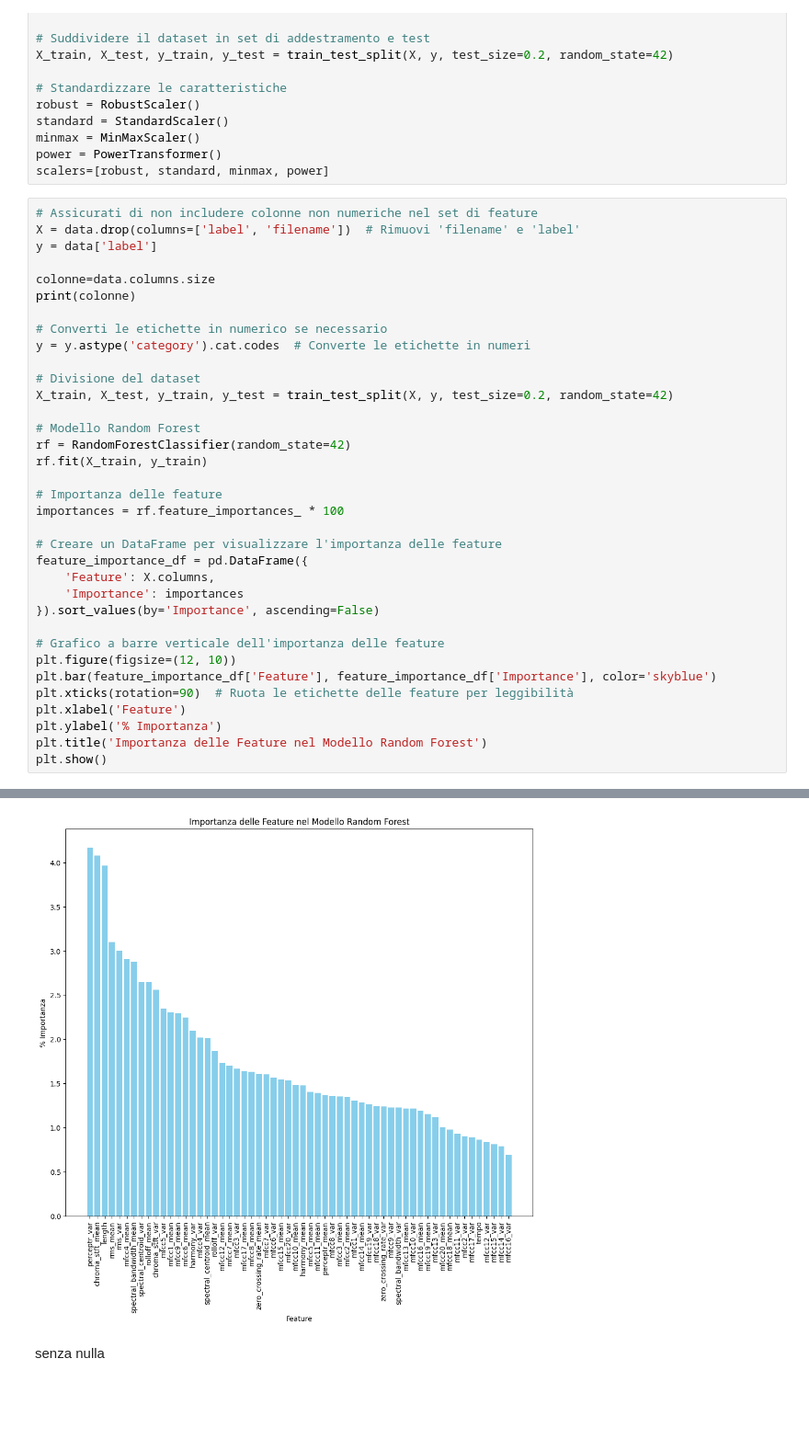
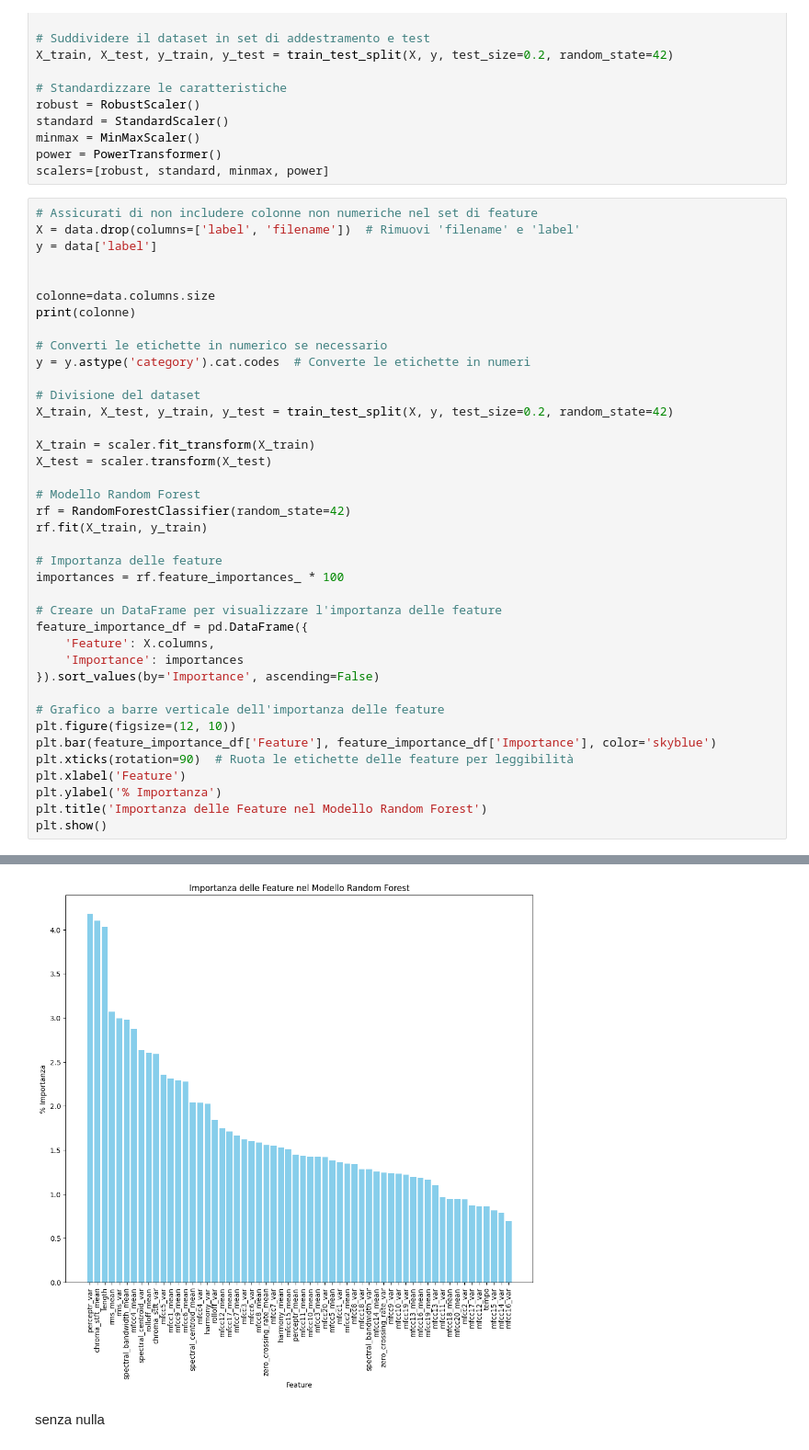
Before and after one commit to DavideOrienti/Progetto-MachineLearning, a Jupyter notebook: RandomForest_30sec.ipynb, the cells around one changed output, grey strips where cells are left out. Shown: that part at 92% size. Drawn from its saved outputs; the diff is of its cells as text; blank space fills up the shorter version.

```diff
--- a/RandomForest_30sec.ipynb
+++ b/RandomForest_30sec.ipynb
@@ -41,6 +41,7 @@ scalers=[robust, standard, minmax, power]
 # Assicurati di non includere colonne non numeriche nel set di feature
 X = data.drop(columns=['label', 'filename'])  # Rimuovi 'filename' e 'label'
 y = data['label']
+
 
 colonne=data.columns.size
 print(colonne)
@@ -50,6 +51,9 @@ y = y.astype('category').cat.codes  # Converte le etichette in numeri
 
 # Divisione del dataset
 X_train, X_test, y_train, y_test = train_test_split(X, y, test_size=0.2, random_state=42)
+
+X_train = scaler.fit_transform(X_train)
+X_test = scaler.transform(X_test)
 
 # Modello Random Forest
 rf = RandomForestClassifier(random_state=42)
@@ -77,4 +82,4 @@ plt.show()
-[figure, old version]
+[figure, new version]
 # %% [markdown]
 senza nulla
 # %%
```
Also changed, not shown: parts of 6 cells of this notebook, 8 other files.
